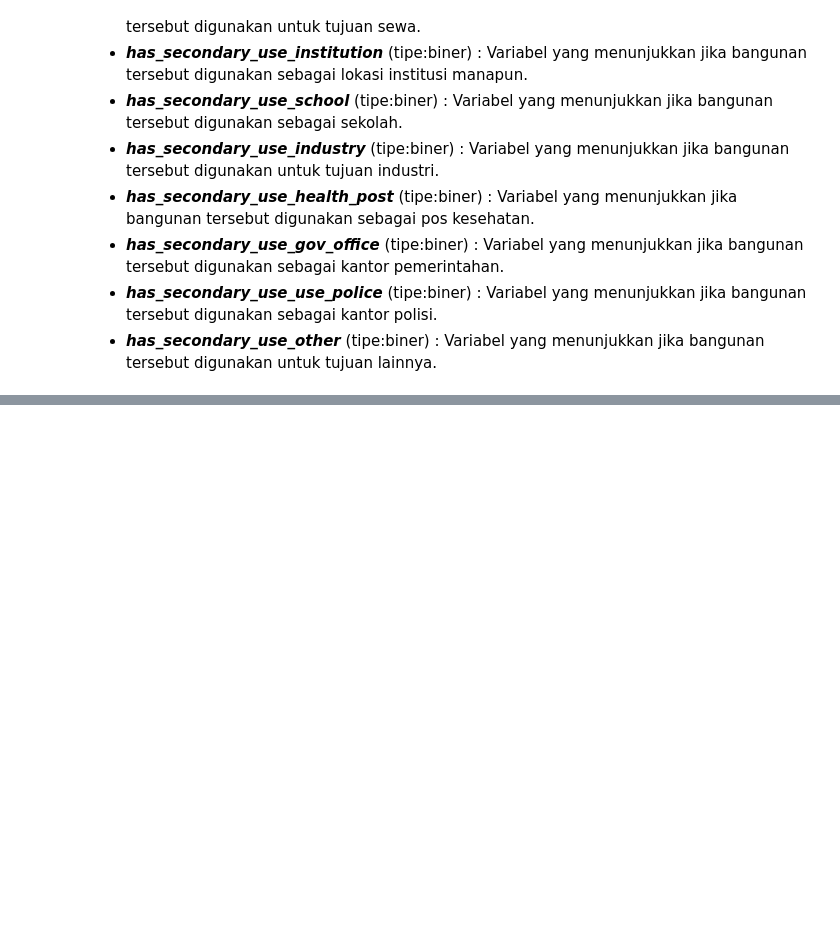
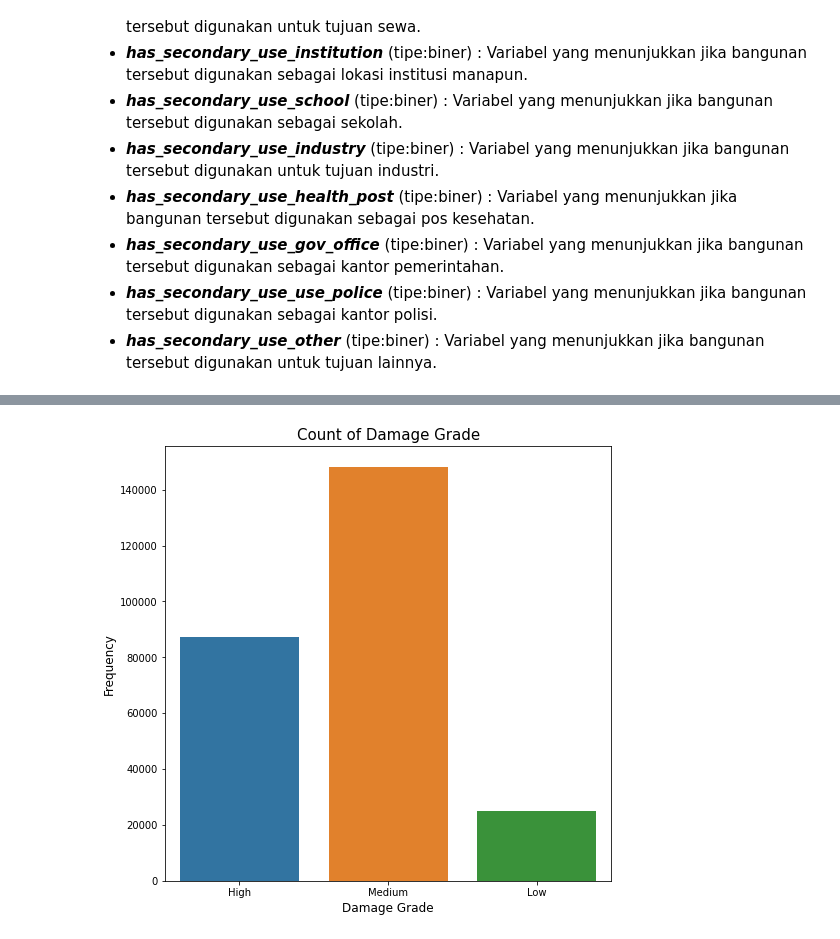
Before and after one commit to ReynaraEzra/Richter-Earthquake-Prediction, a Jupyter notebook: Richter_Prediction_Part1.ipynb, the cells around one changed output, grey strips where cells are left out. Cells and saved outputs as stored; diff of their text form; code cells hidden in the pictures; blank space fills up the shorter version.

```diff
--- a/Richter_Prediction_Part1.ipynb
+++ b/Richter_Prediction_Part1.ipynb
@@ -161,0 +171,2 @@ Terdapat **39** kolom pada dataset, dimana kolom ***building_id*** adalah unik d
+# %%
+train = pd.merge(train_value, train_label)
@@ -161,0 +323,2 @@ Terdapat **39** kolom pada dataset, dimana kolom ***building_id*** adalah unik d
+# %%
+train['damage_grade'] = train['damage_grade'].astype('category')
@@ -161,0 +327,2 @@ Terdapat **39** kolom pada dataset, dimana kolom ***building_id*** adalah unik d
+# %%
+train['damage_grade'] = train['damage_grade'].replace({1:'Low', 2:'Medium', 3:'High'})
@@ -161,0 +344,10 @@ Terdapat **39** kolom pada dataset, dimana kolom ***building_id*** adalah unik d
+# %%
+plt.figure(figsize=(8,8))
+
+sns.countplot(train['damage_grade'])
+plt.xlabel('Damage Grade', fontsize=12)
+plt.ylabel('Frequency', fontsize=12)
+plt.title('Count of Damage Grade', fontsize=15)
+plt.show()
+# %% [output]
+[figure, added]
```
Also changed, not shown: parts of 34 cells of this notebook.
